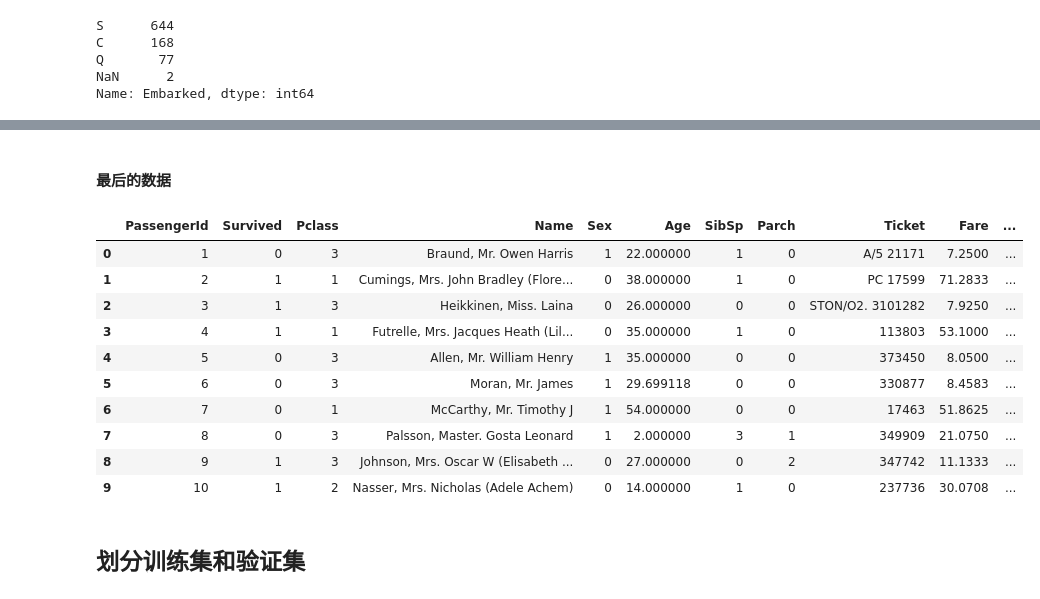
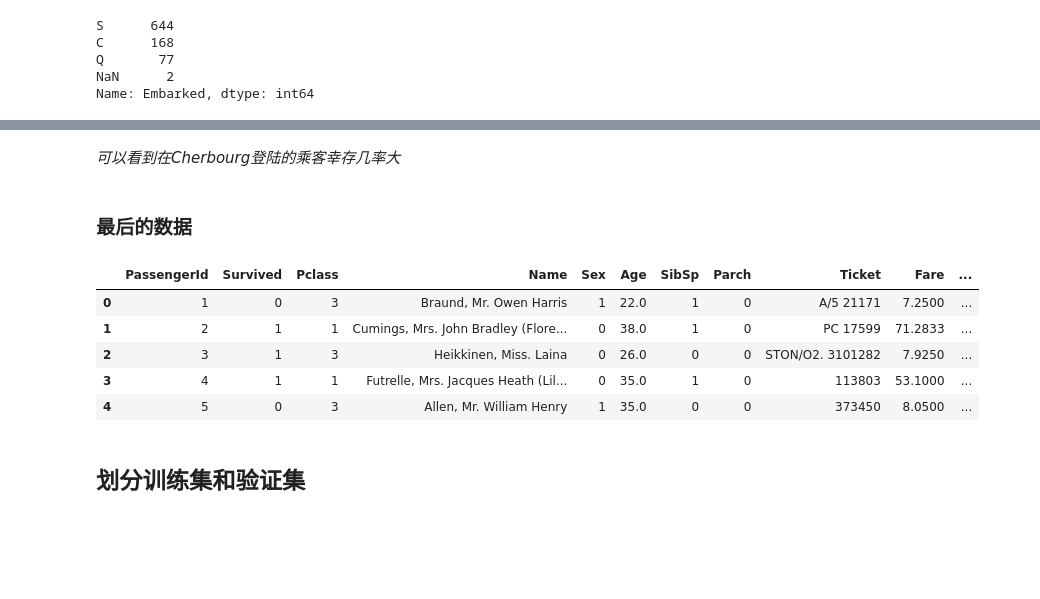
Before and after one commit to CoderSLZhang/Kaggle-Titanic-Machine-Learning-from-Disaster, a Jupyter notebook: Neural_network_tensorflow.ipynb, the cells around one changed output, grey strips where cells are left out. Cells and saved outputs as stored; diff of their text form; code cells hidden in the pictures; blank space fills up the shorter version.

```diff
--- a/Neural_network_tensorflow.ipynb
+++ b/Neural_network_tensorflow.ipynb
@@ -54,3 +72,5 @@ df.Age.isnull().sum()
 177
 # %%
 df.Age.fillna(df.Age.mean(), inplace=True)
+# %%
+df['Age_categories'] = pd.cut(df['Age'], 5)
@@ -66,3 +93,6 @@ df.SibSp.isnull().sum()
 df.Parch.isnull().sum()
 # %% [output]
 0
+# %%
+df['Family_size'] = df['SibSp'] + df['Parch']
+df[['Family_size', 'Survived']].groupby(['Family_size']).mean().plot(kind='bar')
@@ -72,3 +107,6 @@ df.Parch.isnull().sum()
 df.Fare.isnull().sum()
 # %% [output]
 0
+# %%
+df['Fare_categories'] = pd.qcut(df['Fare'], 5)
+df[['Fare_categories', 'Survived']].groupby(['Fare_categories']).mean().plot(kind='bar')
@@ -85,23 +133,20 @@ Name: Embarked, dtype: int64
+# %% [markdown]
+*可以看到在Cherbourg登陆的乘客幸存几率大*
 # %%
 df.Embarked.fillna('S', inplace=True)
 # %%
 df.Embarked.replace(['C','Q','S'], [0, 1, 2], inplace=True)
 # %% [markdown]
-#### 最后的数据
+### 最后的数据
 # %%
-df.head(10)
+df.head()
 # %% [output]
 |  | PassengerId | Survived | Pclass | Name | Sex | Age | SibSp | Parch | Ticket | Fare | ... |
-| 0 | 1 | 0 | 3 | Braund, Mr. Owen Harris | 1 | 22.000000 | 1 | 0 | A/5 21171 | 7.2500 | ... |
-| 1 | 2 | 1 | 1 | Cumings, Mrs. John Bradley (Flore... | 0 | 38.000000 | 1 | 0 | PC 17599 | 71.2833 | ... |
-| 2 | 3 | 1 | 3 | Heikkinen, Miss. Laina | 0 | 26.000000 | 0 | 0 | STON/O2. 3101282 | 7.9250 | ... |
-| 3 | 4 | 1 | 1 | Futrelle, Mrs. Jacques Heath (Lil... | 0 | 35.000000 | 1 | 0 | 113803 | 53.1000 | ... |
-| 4 | 5 | 0 | 3 | Allen, Mr. William Henry | 1 | 35.000000 | 0 | 0 | 373450 | 8.0500 | ... |
-| 5 | 6 | 0 | 3 | Moran, Mr. James | 1 | 29.699118 | 0 | 0 | 330877 | 8.4583 | ... |
-| 6 | 7 | 0 | 1 | McCarthy, Mr. Timothy J | 1 | 54.000000 | 0 | 0 | 17463 | 51.8625 | ... |
-| 7 | 8 | 0 | 3 | Palsson, Master. Gosta Leonard | 1 | 2.000000 | 3 | 1 | 349909 | 21.0750 | ... |
-| 8 | 9 | 1 | 3 | Johnson, Mrs. Oscar W (Elisabeth ... | 0 | 27.000000 | 0 | 2 | 347742 | 11.1333 | ... |
-| 9 | 10 | 1 | 2 | Nasser, Mrs. Nicholas (Adele Achem) | 0 | 14.000000 | 1 | 0 | 237736 | 30.0708 | ... |
+| 0 | 1 | 0 | 3 | Braund, Mr. Owen Harris | 1 | 22.0 | 1 | 0 | A/5 21171 | 7.2500 | ... |
+| 1 | 2 | 1 | 1 | Cumings, Mrs. John Bradley (Flore... | 0 | 38.0 | 1 | 0 | PC 17599 | 71.2833 | ... |
+| 2 | 3 | 1 | 3 | Heikkinen, Miss. Laina | 0 | 26.0 | 0 | 0 | STON/O2. 3101282 | 7.9250 | ... |
+| 3 | 4 | 1 | 1 | Futrelle, Mrs. Jacques Heath (Lil... | 0 | 35.0 | 1 | 0 | 113803 | 53.1000 | ... |
+| 4 | 5 | 0 | 3 | Allen, Mr. William Henry | 1 | 35.0 | 0 | 0 | 373450 | 8.0500 | ... |
 # %% [markdown]
 ## 划分训练集和验证集
 # %%
```
Also changed, not shown: parts of 16 cells of this notebook.
